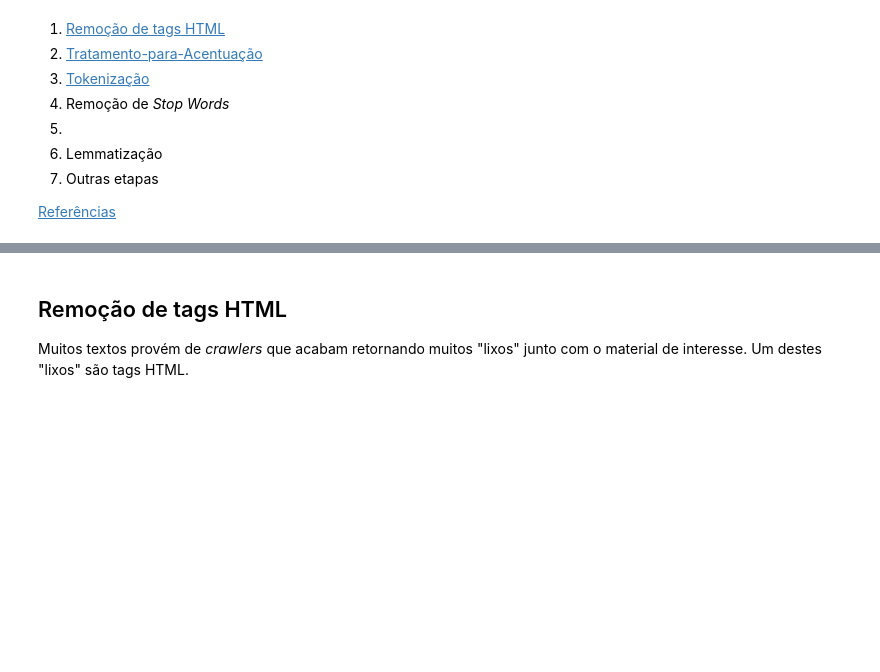
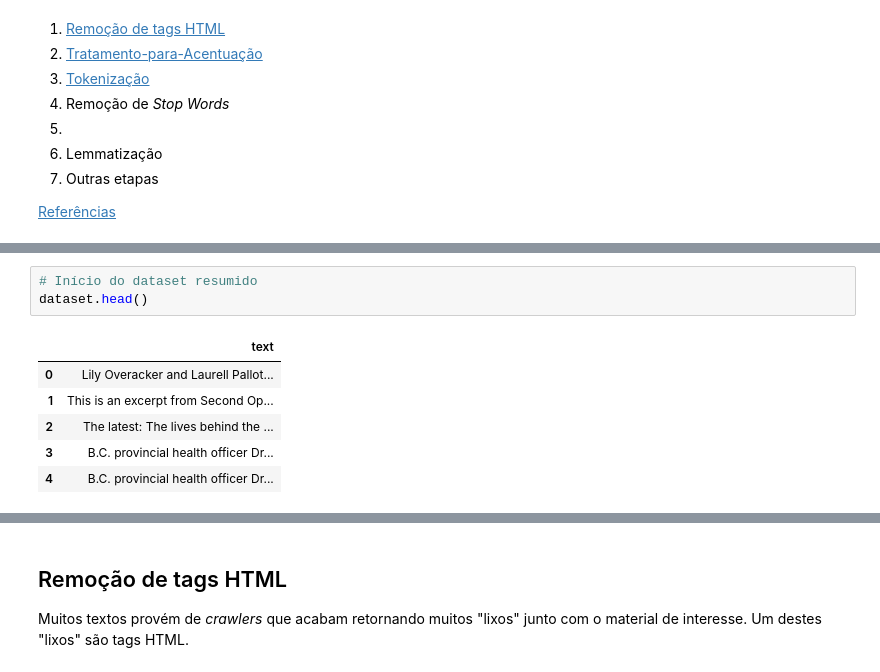
Before and after one commit to uffsnlp/oficinas, a Jupyter notebook: text-preprocess/pre-processamento-basico.ipynb, the cells around one changed output, grey strips where cells are left out. Saved outputs shown, nothing was run; the diff lists cells and outputs as text; blank space fills up the shorter version.

```diff
--- a/text-preprocess/pre-processamento-basico.ipynb
+++ b/text-preprocess/pre-processamento-basico.ipynb
@@ -14,0 +36,10 @@ Existem diversas etapas diferentes envolvendo o pré-processamento de um texto e
+# %%
+# Início do dataset resumido
+dataset.head()
+# %% [output]
+|  | text |
+| 0 | Lily Overacker and Laurell Pallot... |
+| 1 | This is an excerpt from Second Op... |
+| 2 | The latest: The lives behind the ... |
+| 3 | B.C. provincial health officer Dr... |
+| 4 | B.C. provincial health officer Dr... |
```
Also changed, not shown: parts of 17 cells of this notebook.
